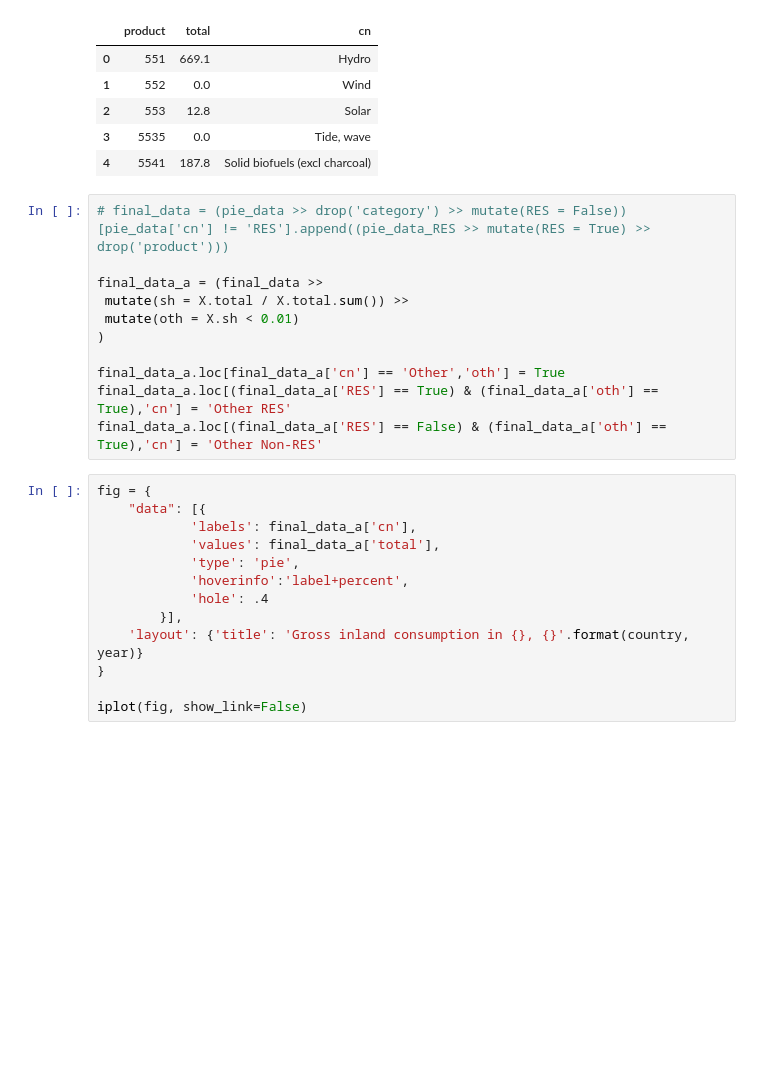
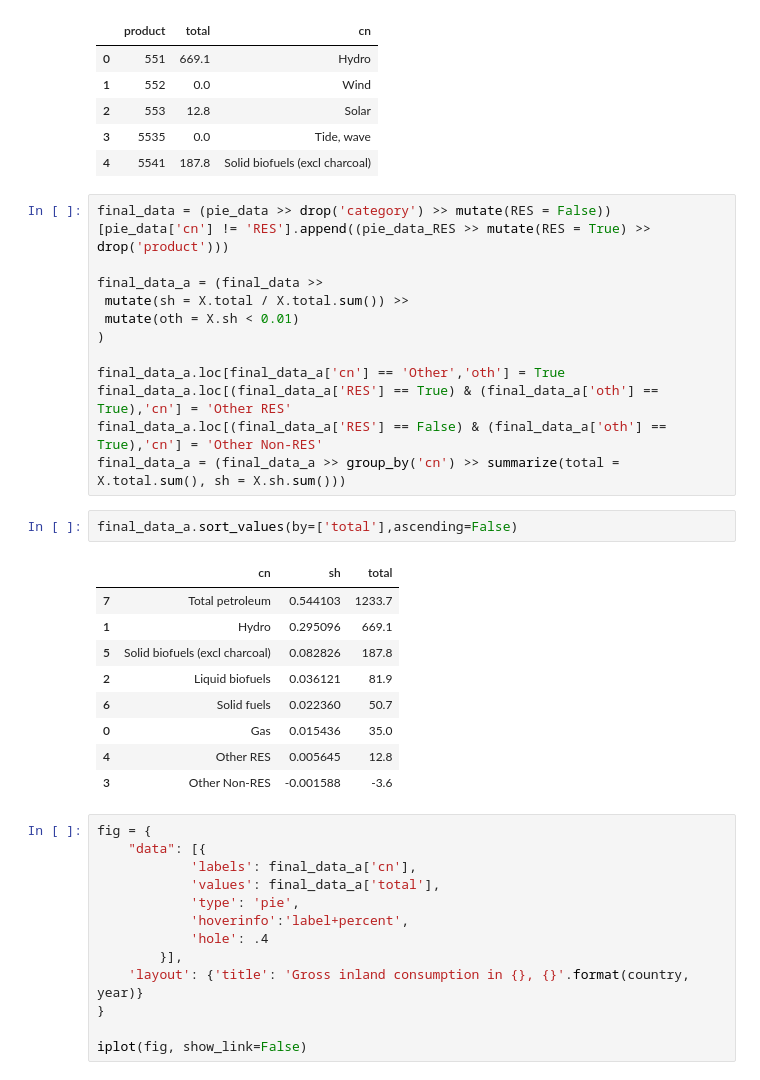
Before and after one commit to bencekd/primary_energy_production_shares_eurostat, a Jupyter notebook: renewables_europe_consumption.ipynb, the cells around one changed output. Drawn from its saved outputs; the diff is of its cells as text; blank space fills up the shorter version.

```diff
--- a/renewables_europe_consumption.ipynb
+++ b/renewables_europe_consumption.ipynb
@@ -230,7 +230,7 @@ pie_data_RES.head()
 | 3 | 5535 | 0.0 | Tide, wave |
 | 4 | 5541 | 187.8 | Solid biofuels (excl charcoal) |
 # %%
-# final_data = (pie_data >> drop('category') >> mutate(RES = False))[pie_data['cn'] != 'RES'].append((pie_data_RES >> mutate(RES = True) >> drop('product')))
+final_data = (pie_data >> drop('category') >> mutate(RES = False))[pie_data['cn'] != 'RES'].append((pie_data_RES >> mutate(RES = True) >> drop('product')))
 
 final_data_a = (final_data >>
  mutate(sh = X.total / X.total.sum()) >>
@@ -240,6 +240,19 @@ final_data_a = (final_data >>
 final_data_a.loc[final_data_a['cn'] == 'Other','oth'] = True
 final_data_a.loc[(final_data_a['RES'] == True) & (final_data_a['oth'] == True),'cn'] = 'Other RES'
 final_data_a.loc[(final_data_a['RES'] == False) & (final_data_a['oth'] == True),'cn'] = 'Other Non-RES'
+final_data_a = (final_data_a >> group_by('cn') >> summarize(total = X.total.sum(), sh = X.sh.sum()))
+# %%
+final_data_a.sort_values(by=['total'],ascending=False)
+# %% [output]
+|  | cn | sh | total |
+| 7 | Total petroleum | 0.544103 | 1233.7 |
+| 1 | Hydro | 0.295096 | 669.1 |
+| 5 | Solid biofuels (excl charcoal) | 0.082826 | 187.8 |
+| 2 | Liquid biofuels | 0.036121 | 81.9 |
+| 6 | Solid fuels | 0.022360 | 50.7 |
+| 0 | Gas | 0.015436 | 35.0 |
+| 4 | Other RES | 0.005645 | 12.8 |
+| 3 | Other Non-RES | -0.001588 | -3.6 |
 # %%
 fig = {
     "data": [{
```
Also changed, not shown: parts of 2 cells of this notebook.
